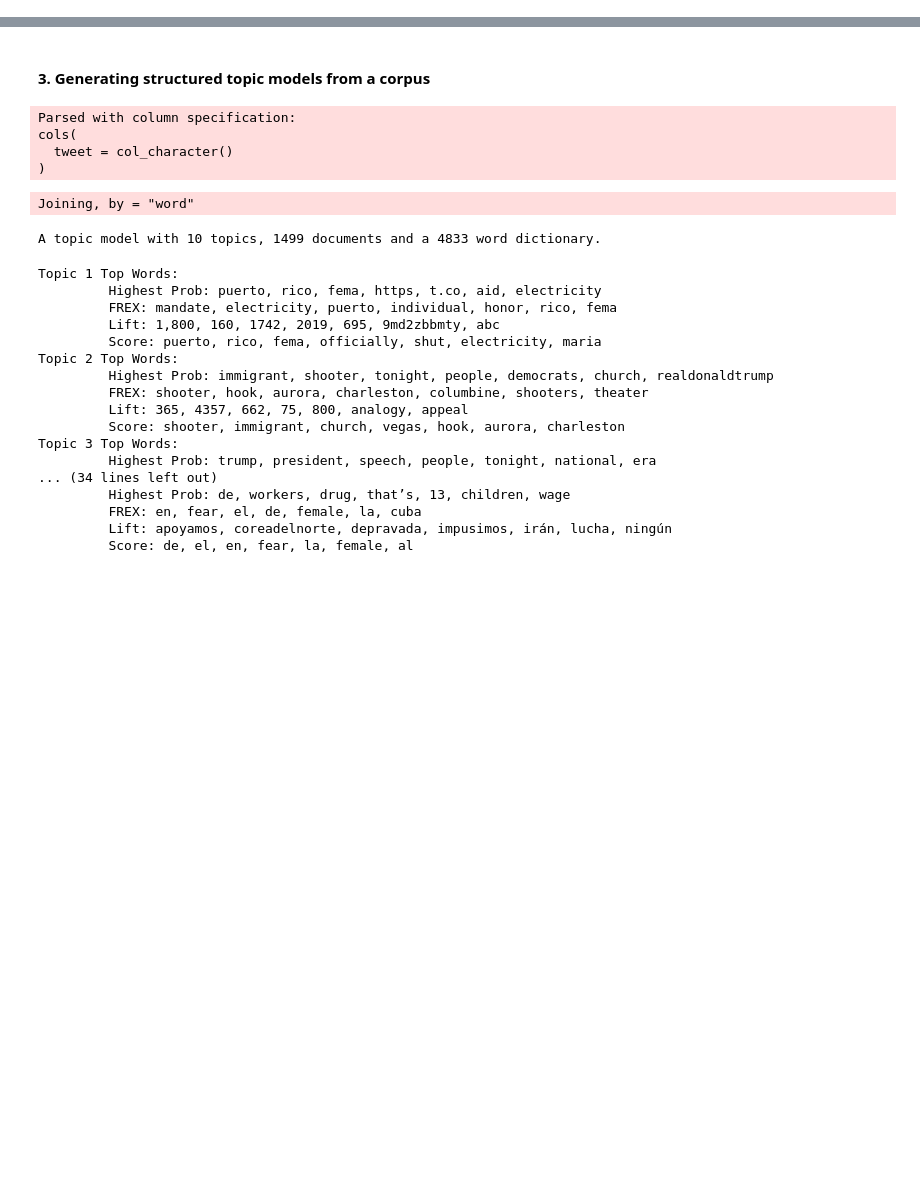
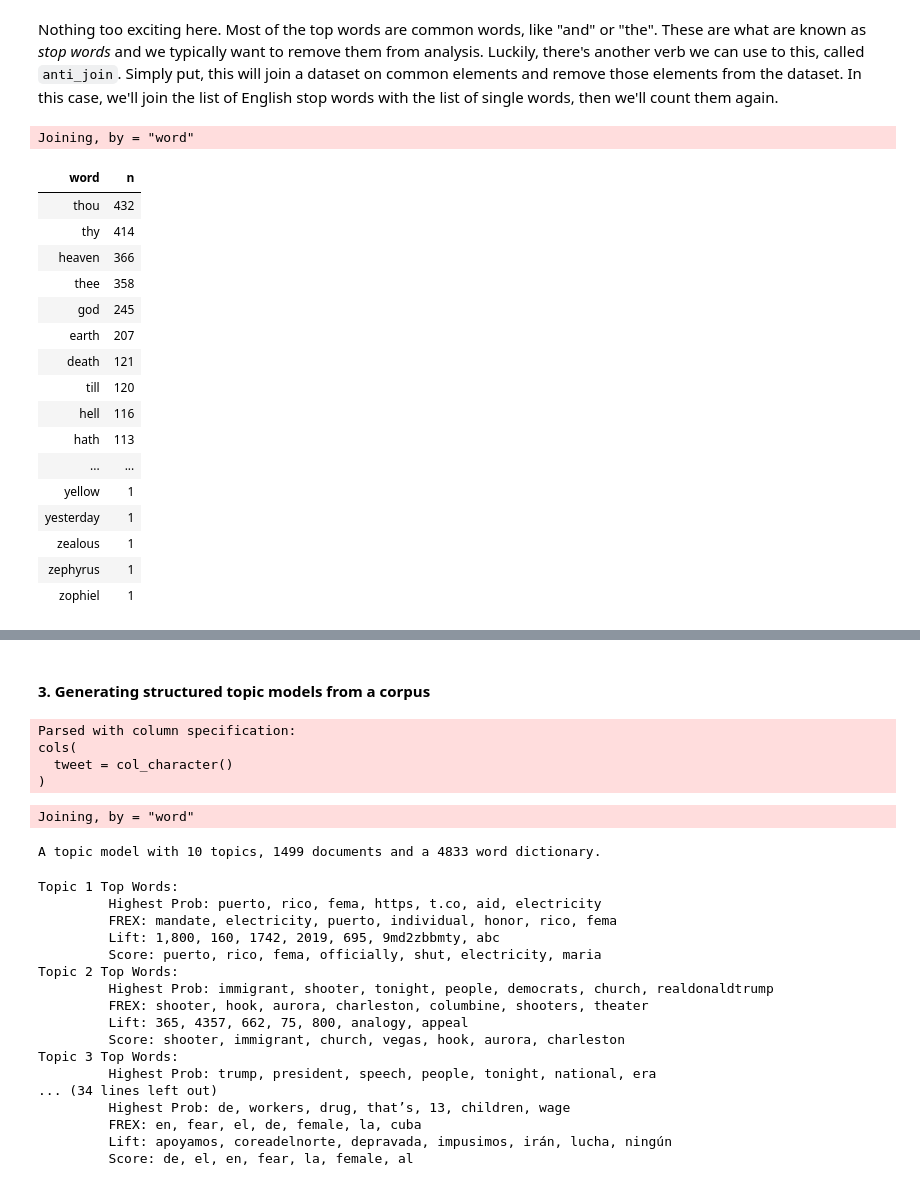
Before and after one commit to alexhanna/unm-text-as-data, a Jupyter notebook: Introduction to Text as Data.ipynb, the cells around one changed output, grey strips where cells are left out. Cells and saved outputs as stored; diff of their text form; code cells hidden in the pictures; blank space fills up the shorter version.

```diff
--- a/Introduction to Text as Data.ipynb
+++ b/Introduction to Text as Data.ipynb
@@ -69,0 +151,25 @@ lag():    dplyr, stats
+# %% [markdown]
+Nothing too exciting here. Most of the top words are common words, like "and" or "the". These are what are known as *stop words* and we typically want to remove them from analysis. Luckily, there's another verb we can use to this, called `anti_join`. Simply put, this will join a dataset on common elements and remove those elements from the dataset. In this case, we'll join the list of English stop words with the list of single words, then we'll count them again.
+# %%
+tidy_vindication %>%
+    anti_join(stop_words) %>%
+    count(word, sort = TRUE)
+# %% [output]
+Joining, by = "word"
+| word | n |
+| thou | 432 |
+| thy | 414 |
+| heaven | 366 |
+| thee | 358 |
+| god | 245 |
+| earth | 207 |
+| death | 121 |
+| till | 120 |
+| hell | 116 |
+| hath | 113 |
+| ... | ... |
+| yellow | 1 |
+| yesterday | 1 |
+| zealous | 1 |
+| zephyrus | 1 |
+| zophiel | 1 |
```
Also changed, not shown: parts of 39 cells of this notebook, 1 other file.
